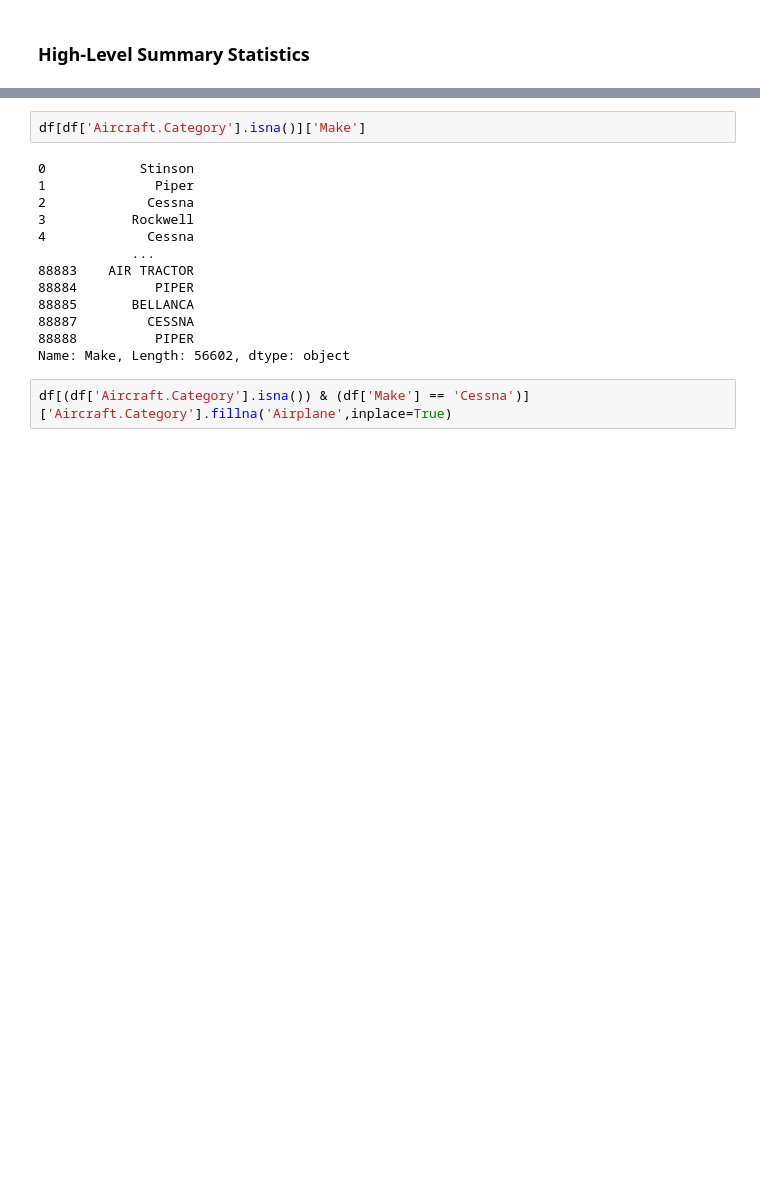
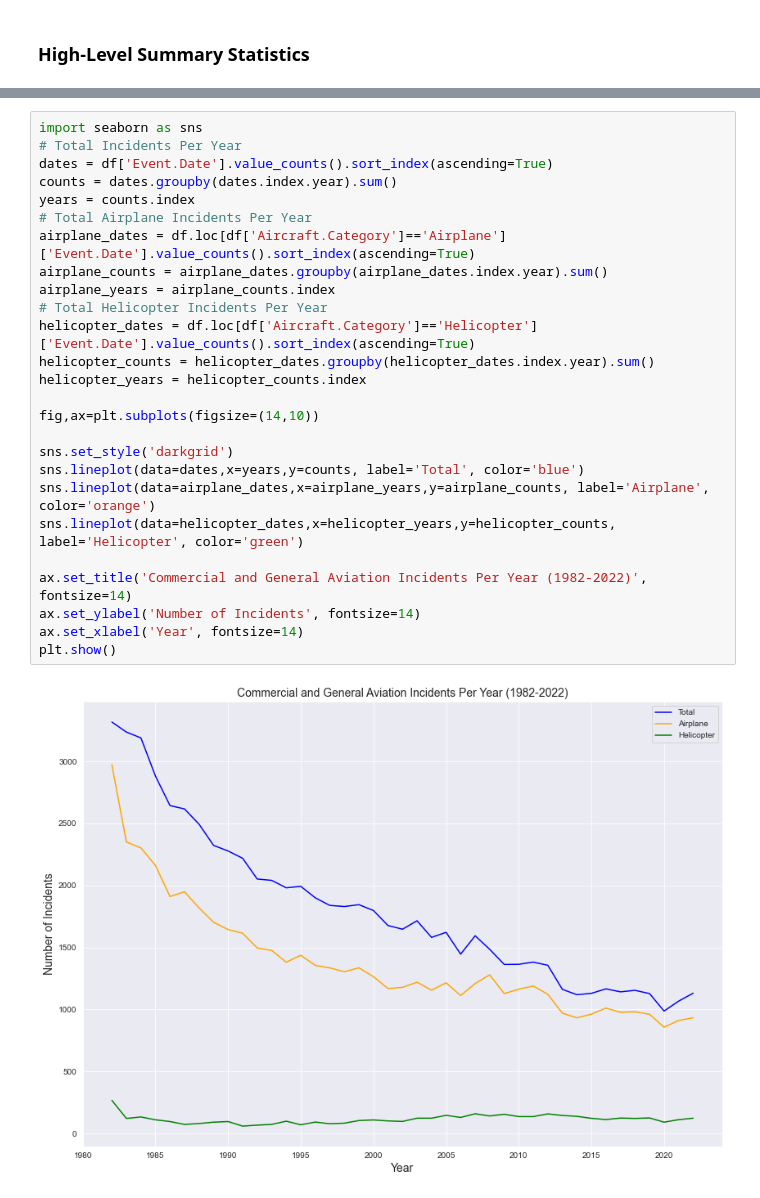
Before and after one commit to cameronpwright/flatironschool_phase1, a Jupyter notebook: Phase 1 Lab.ipynb, the cells around one changed output, grey strips where cells are left out. Cells and saved outputs as stored; diff of their text form; blank space fills up the shorter version.

Commit message:
Updating notebook after cleaning up/enhancing visualization

```diff
--- a/Phase 1 Lab.ipynb
+++ b/Phase 1 Lab.ipynb
@@ -482,17 +411,28 @@ plt.show()
-# %%
-df[df['Aircraft.Category'].isna()]['Make']
-# %% [output]
-0            Stinson
-1              Piper
-2             Cessna
-3           Rockwell
-4             Cessna
-            ...
-88883    AIR TRACTOR
-88884          PIPER
-88885       BELLANCA
-88887         CESSNA
-88888          PIPER
-Name: Make, Length: 56602, dtype: object
-# %%
-df[(df['Aircraft.Category'].isna()) & (df['Make'] == 'Cessna')]['Aircraft.Category'].fillna('Airplane',inplace=True)
+# %%
+import seaborn as sns
+# Total Incidents Per Year
+dates = df['Event.Date'].value_counts().sort_index(ascending=True)
+counts = dates.groupby(dates.index.year).sum()
+years = counts.index
+# Total Airplane Incidents Per Year
+airplane_dates = df.loc[df['Aircraft.Category']=='Airplane']['Event.Date'].value_counts().sort_index(ascending=True)
+airplane_counts = airplane_dates.groupby(airplane_dates.index.year).sum()
+airplane_years = airplane_counts.index
+# Total Helicopter Incidents Per Year
+helicopter_dates = df.loc[df['Aircraft.Category']=='Helicopter']['Event.Date'].value_counts().sort_index(ascending=True)
+helicopter_counts = helicopter_dates.groupby(helicopter_dates.index.year).sum()
+helicopter_years = helicopter_counts.index
+
+fig,ax=plt.subplots(figsize=(14,10))
+
+sns.set_style('darkgrid')
+sns.lineplot(data=dates,x=years,y=counts, label='Total', color='blue')
+sns.lineplot(data=airplane_dates,x=airplane_years,y=airplane_counts, label='Airplane', color='orange')
+sns.lineplot(data=helicopter_dates,x=helicopter_years,y=helicopter_counts, label='Helicopter', color='green')
+
+ax.set_title('Commercial and General Aviation Incidents Per Year (1982-2022)', fontsize=14)
+ax.set_ylabel('Number of Incidents', fontsize=14)
+ax.set_xlabel('Year', fontsize=14)
+plt.show()
+# %% [output]
+[figure, added]
```
Also changed, not shown: parts of 11 cells of this notebook.
